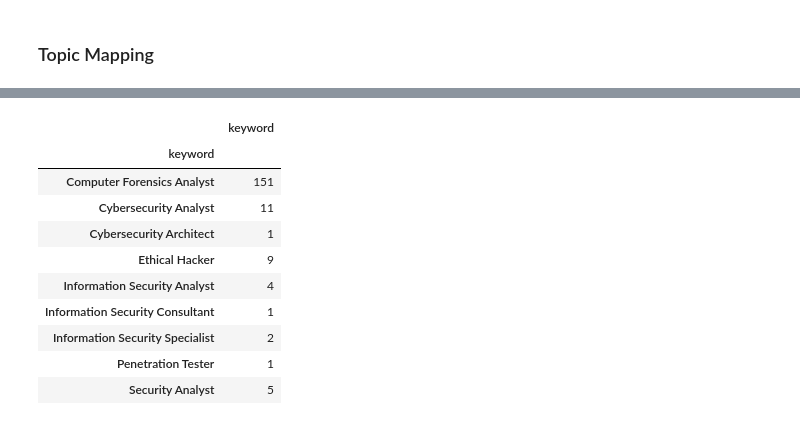
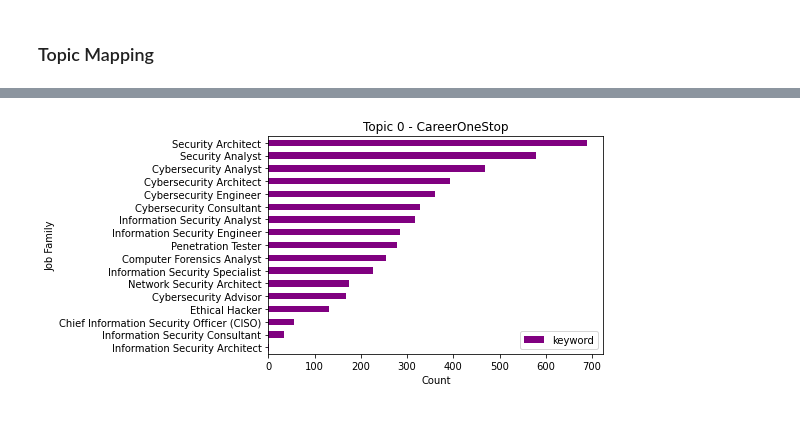
Before and after one commit to hannahabraham-gmu/Scape-Save-DAEN690, a Jupyter notebook: Demand Analysis/optimized bertopic- incl seed topic.ipynb, the cells around one changed output, grey strips where cells are left out. Drawn from its saved outputs; the diff is of its cells as text; code cells hidden in the pictures.

```diff
--- a/Demand Analysis/optimized bertopic- incl seed topic.ipynb
+++ b/Demand Analysis/optimized bertopic- incl seed topic.ipynb
@@ -287,7 +303,8 @@ df['topic_in'] = topic_in
 # %%
-#Group all keywords with a certain topic
-topic_0 = cos_df[cos_df['topic'] == 0].groupby('keyword')['keyword'].count()
-topic_1 = cos_df[cos_df['topic'] == 1].groupby('keyword')['keyword'].count()
-topic_2 = cos_df[cos_df['topic'] == 2].groupby('keyword')['keyword'].count()
-topic_3 = cos_df[cos_df['topic'] == 3].groupby('keyword')['keyword'].count()
-topic_4 = cos_df[cos_df['topic'] == 4].groupby('keyword')['keyword'].count()
+#Group all keywords with a certain topic - CareerOneStop
+topic_0 = cos_df[cos_df['topic'] == 0].groupby('keyword')['keyword'].count().sort_values(ascending=True).to_frame()
+topic_1 = cos_df[cos_df['topic'] == 1].groupby('keyword')['keyword'].count().sort_values(ascending=True).to_frame()
+topic_2 = cos_df[cos_df['topic'] == 2].groupby('keyword')['keyword'].count().sort_values(ascending=True).to_frame()
+topic_3 = cos_df[cos_df['topic'] == 3].groupby('keyword')['keyword'].count().sort_values(ascending=True).to_frame()
+topic_4 = cos_df[cos_df['topic'] == 4].groupby('keyword')['keyword'].count().sort_values(ascending=True).to_frame()
+topic_7 = cos_df[cos_df['topic'] == 7].groupby('keyword')['keyword'].count().sort_values(ascending=True).to_frame()
@@ -321,14 +311,13 @@ plt.show()
-# %%
-pd.DataFrame(topic_1)
-# %% [output]
-|  | keyword |
-| keyword |  |
-| Computer Forensics Analyst | 151 |
-| Cybersecurity Analyst | 11 |
-| Cybersecurity Architect | 1 |
-| Ethical Hacker | 9 |
-| Information Security Analyst | 4 |
-| Information Security Consultant | 1 |
-| Information Security Specialist | 2 |
-| Penetration Tester | 1 |
-| Security Analyst | 5 |
+# %%
+#Visualization for Topic0
+ax = topic_0.plot.barh(color='purple')
+
+# set the title and axis labels
+ax.set_title('Topic 0 - CareerOneStop')
+ax.set_xlabel('Count')
+ax.set_ylabel('Job Family')
+
+# show the plot
+plt.show()
+# %% [output]
+[figure, added]
```
Also changed, not shown: parts of 38 cells of this notebook.
